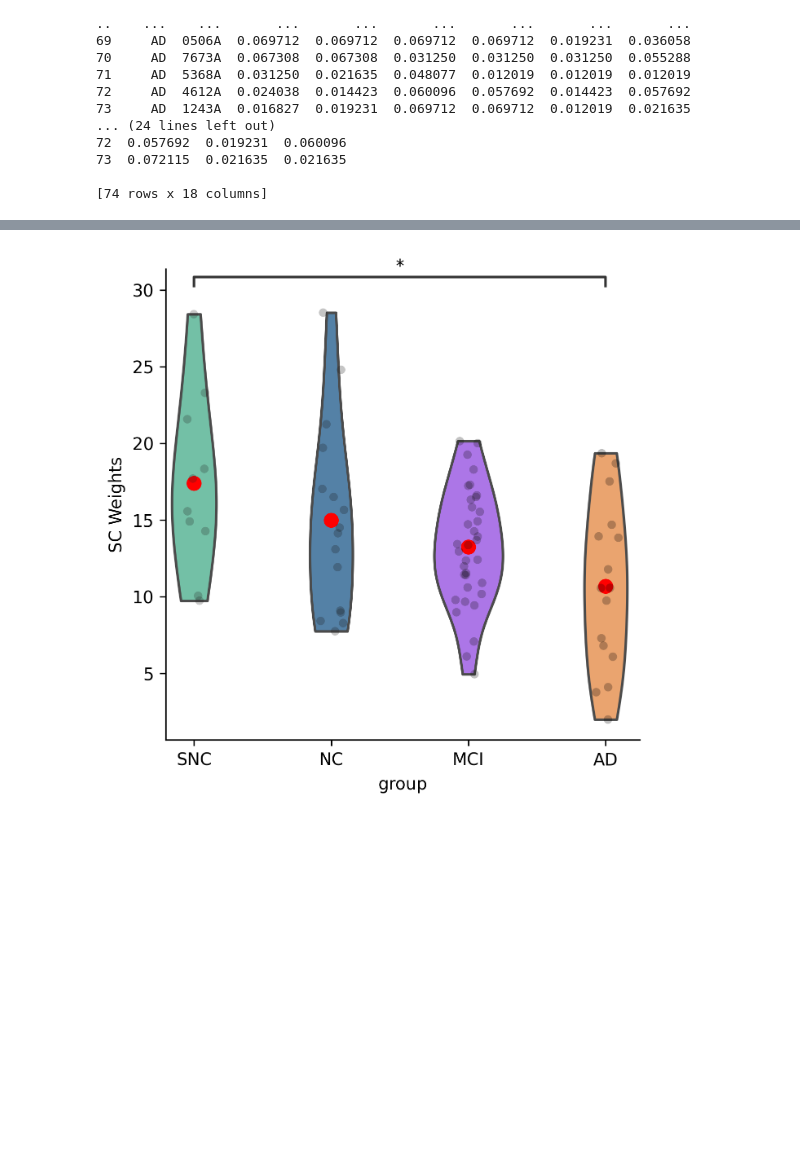
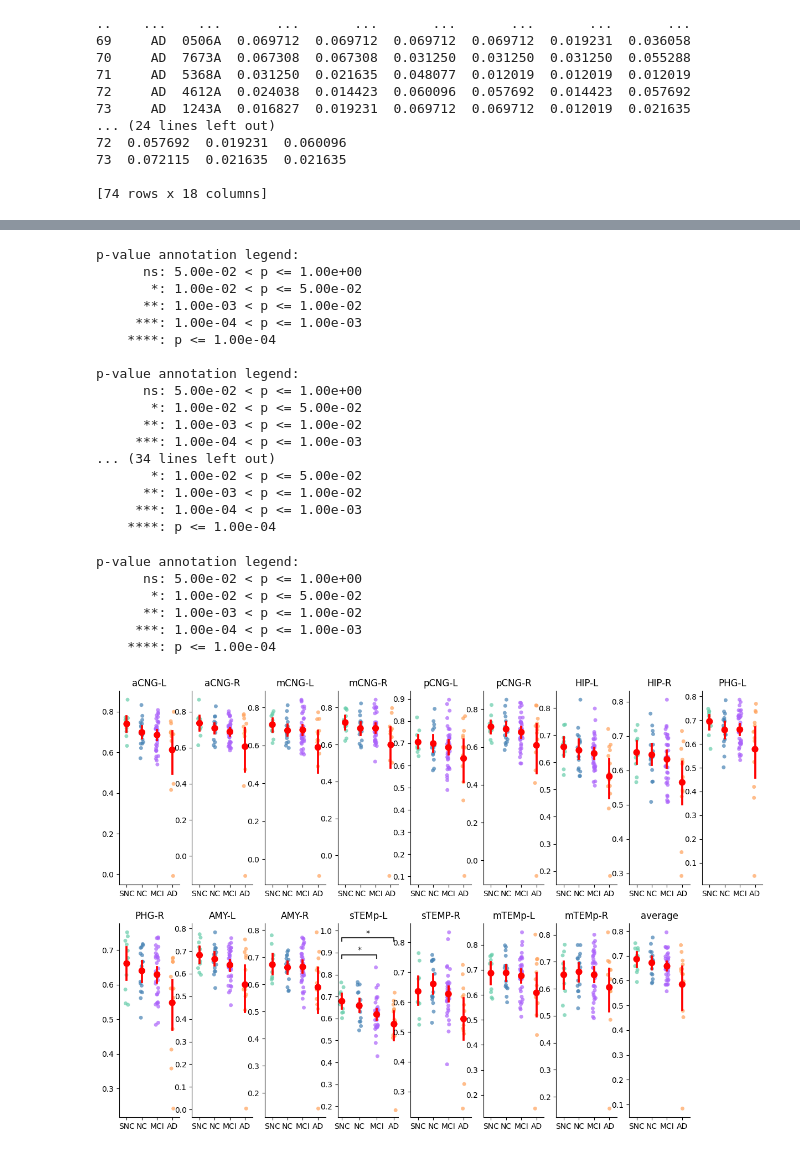
Before and after one commit to yilewang/tvbdemos, a Jupyter notebook: asymmetry_project/rs-fmri.ipynb, the cells around one changed output, grey strips where cells are left out. Drawn from its saved outputs; the diff is of its cells as text; code cells hidden in the pictures; blank space fills up the shorter version.

Commit message:
update codes in asymmetry project:

```diff
--- a/asymmetry_project/rs-fmri.ipynb
+++ b/asymmetry_project/rs-fmri.ipynb
@@ -170,21 +645,28 @@ SNC v.s. AD: Mann-Whitney-Wilcoxon test two-sided with Bonferroni correction, P_
 # %%
-sc_homo = pd.read_excel("/Users/yilewang/workspaces/data4project/lateralization/gc1sec_res/sc_data.xlsx")
-y = "average_homotopic_weighted"
-figure = plt.figure(figsize=(5,5), dpi=300)
-sns.violinplot(x="group", y = y, data=sc_homo, inner=None, palette=colors, cut=0, width=0.5)
-sns.stripplot(x="group", y = y, data=sc_homo, palette='dark:black', label=None, alpha=0.25)
-sns.pointplot(x="group", y =y, data=sc_homo, markers="o", color="red", errorbar=None, linestyles="None")
-statannot.add_stat_annotation(
-    ax=figure.gca(),
-    x="group",
-    y=y,
-    data=sc_homo,
-    box_pairs=[
-        (("SNC", "AD"))],
-    test='Mann-Whitney',
-    text_format="star")
-plt.ylabel("SC Weights")
-sns.despine(top=True, right=True)
-plt.ylim(top=max(sc_homo[y])*1.1)  # Increase the max y limit by 10%
+# individual trimer
+mc_group = pd.read_excel("/Users/yilewang/workspaces/data4project/lateralization/gc1sec_res/meta/individualized_homo2.xlsx")
+
+mc_group['average'] = mc_group.iloc[:, 2:].mean(axis=1)
+# mc_individual['zone1_average'] = mc_individual.iloc[:,2:5].mean(axis=1)
+# mc_individual['zone2_average'] = mc_individual.iloc[:,5:].mean(axis=1)
+
+figure = plt.figure(figsize=(15,10))
+for ind, key in enumerate(mc_group.columns[2:]):
+    ax = figure.add_subplot(2,9,ind+1)
+    ax.set_title(key)
+    # sns.violinplot(x="group", y="average", data=mc_individual, cut=0)
+    sns.stripplot(x="group", y=key,data=mc_group, palette=colors, label=None, alpha=0.7, ax=ax, zorder=0)
+    sns.pointplot(x="group", y=key,data=mc_group, markers="o", color="red", errorbar=None, linestyles="None",ax=ax, zorder=10)
+    annot = Annotator(ax, [
+                (("SNC"), ("NC")),(("SNC"), ("MCI")), (("SNC"), ("AD")), (("NC"), ("MCI")),(("NC"),("AD")), (("MCI"),("AD"))],
+                x="group",
+                y=key,
+                data = mc_group)
+    annot.configure(test='Mann-Whitney', text_format='star', hide_non_significant=True, comparisons_correction='BH')
+    annot.apply_and_annotate()
+    sns.despine(top=True, right=True)
+    ax.set_xlabel('')
+    ax.set_ylabel('')
+plt.show()
 # %% [output]
 p-value annotation legend:
@@ -199 +706,24 @@ SNC v.s. AD: Mann-Whitney-Wilcoxon test two-sided with Bonferroni correction, P_
+p-value annotation legend:
+      ns: 5.00e-02 < p <= 1.00e+00
+       *: 1.00e-02 < p <= 5.00e-02
+      **: 1.00e-03 < p <= 1.00e-02
+     ***: 1.00e-04 < p <= 1.00e-03
+    ****: p <= 1.00e-04
+
+p-value annotation legend:
+      ns: 5.00e-02 < p <= 1.00e+00
+       *: 1.00e-02 < p <= 5.00e-02
+      **: 1.00e-03 < p <= 1.00e-02
+     ***: 1.00e-04 < p <= 1.00e-03
+... (34 lines left out)
+       *: 1.00e-02 < p <= 5.00e-02
+      **: 1.00e-03 < p <= 1.00e-02
+     ***: 1.00e-04 < p <= 1.00e-03
+    ****: p <= 1.00e-04
+p-value annotation legend:
+      ns: 5.00e-02 < p <= 1.00e+00
+       *: 1.00e-02 < p <= 5.00e-02
+      **: 1.00e-03 < p <= 1.00e-02
+     ***: 1.00e-04 < p <= 1.00e-03
+    ****: p <= 1.00e-04
-[figure, old version]
+[figure, new version]
```
Also changed, not shown: parts of 18 cells of this notebook, 15 other files.
